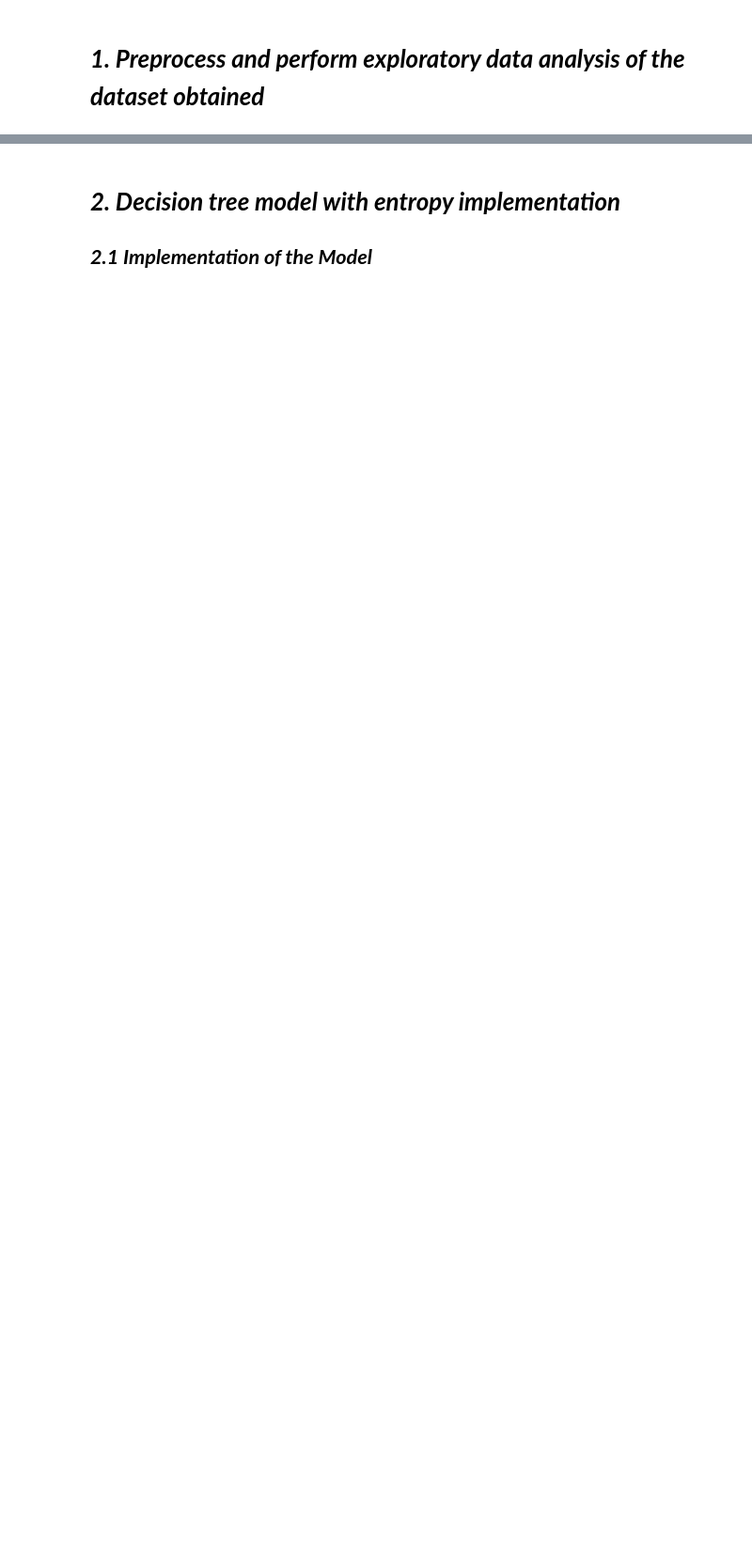
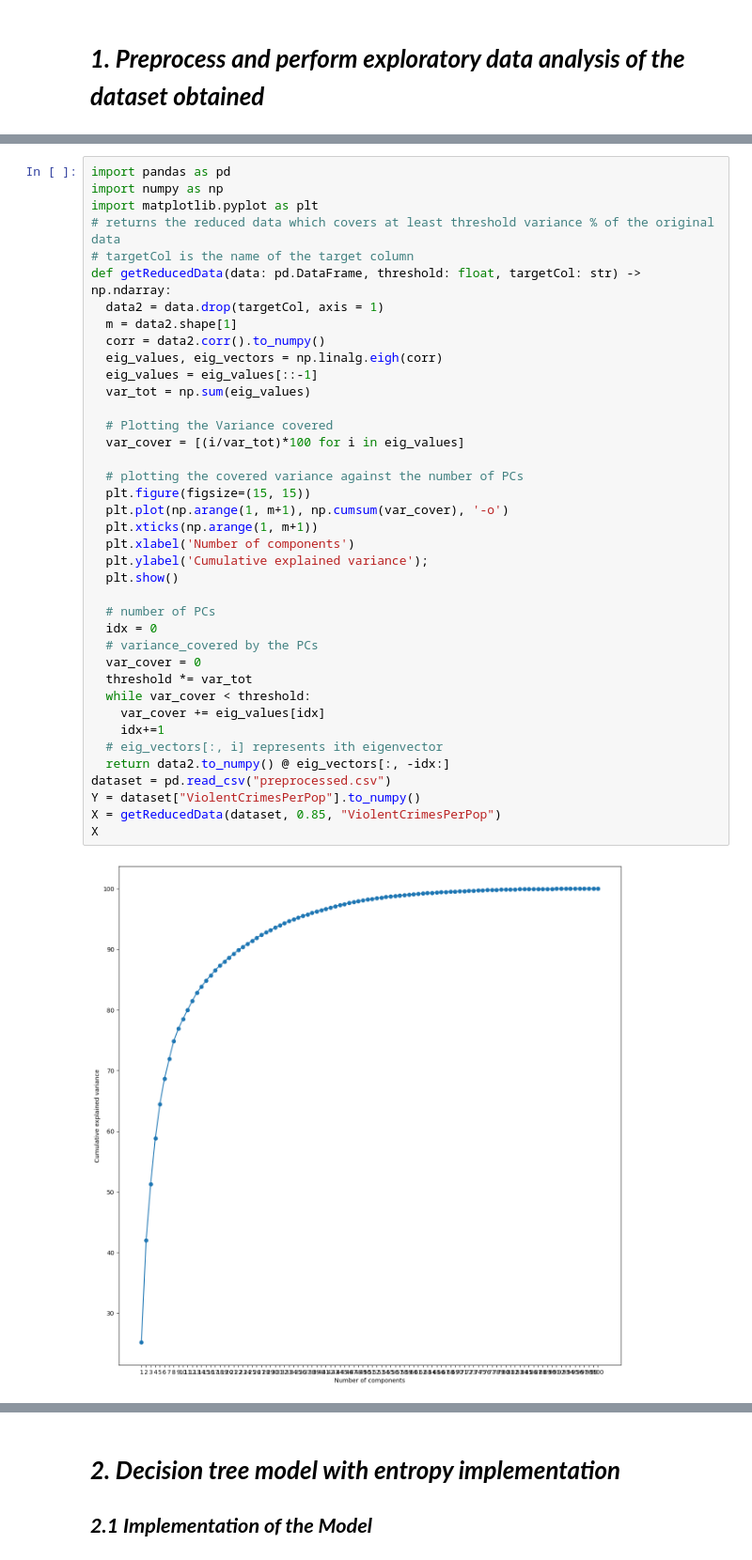
Before and after one commit to Neo-Panther/ML-Project-Predicting-Crime-Rate, a Jupyter notebook: Team16_Assignment2.ipynb, the cells around one changed output, grey strips where cells are left out. Shown: that part at 94% size. Saved outputs shown, nothing was run; the diff lists cells and outputs as text; blank space fills up the shorter version.

```diff
--- a/Team16_Assignment2.ipynb
+++ b/Team16_Assignment2.ipynb
@@ -20,0 +165,41 @@ This assignment aims to identify the differences between three Machine Learning
+# %%
+import pandas as pd
+import numpy as np
+import matplotlib.pyplot as plt
+# returns the reduced data which covers at least threshold variance % of the original data
+# targetCol is the name of the target column
+def getReducedData(data: pd.DataFrame, threshold: float, targetCol: str) -> np.ndarray:
+  data2 = data.drop(targetCol, axis = 1)
+  m = data2.shape[1]
+  corr = data2.corr().to_numpy()
+  eig_values, eig_vectors = np.linalg.eigh(corr)
+  eig_values = eig_values[::-1]
+  var_tot = np.sum(eig_values)
+
+  # Plotting the Variance covered
+  var_cover = [(i/var_tot)*100 for i in eig_values]
+
+  # plotting the covered variance against the number of PCs
+  plt.figure(figsize=(15, 15))
+  plt.plot(np.arange(1, m+1), np.cumsum(var_cover), '-o')
+  plt.xticks(np.arange(1, m+1))
+  plt.xlabel('Number of components')
+  plt.ylabel('Cumulative explained variance');
+  plt.show()
+
+  # number of PCs
+  idx = 0
+  # variance_covered by the PCs
+  var_cover = 0
+  threshold *= var_tot
+  while var_cover < threshold:
+    var_cover += eig_values[idx]
+    idx+=1
+  # eig_vectors[:, i] represents ith eigenvector
+  return data2.to_numpy() @ eig_vectors[:, -idx:]
+dataset = pd.read_csv("preprocessed.csv")
+Y = dataset["ViolentCrimesPerPop"].to_numpy()
+X = getReducedData(dataset, 0.85, "ViolentCrimesPerPop")
+X
+# %% [output]
+[figure, added]
```
Also changed, not shown: parts of 76 cells of this notebook, 2 other files.
